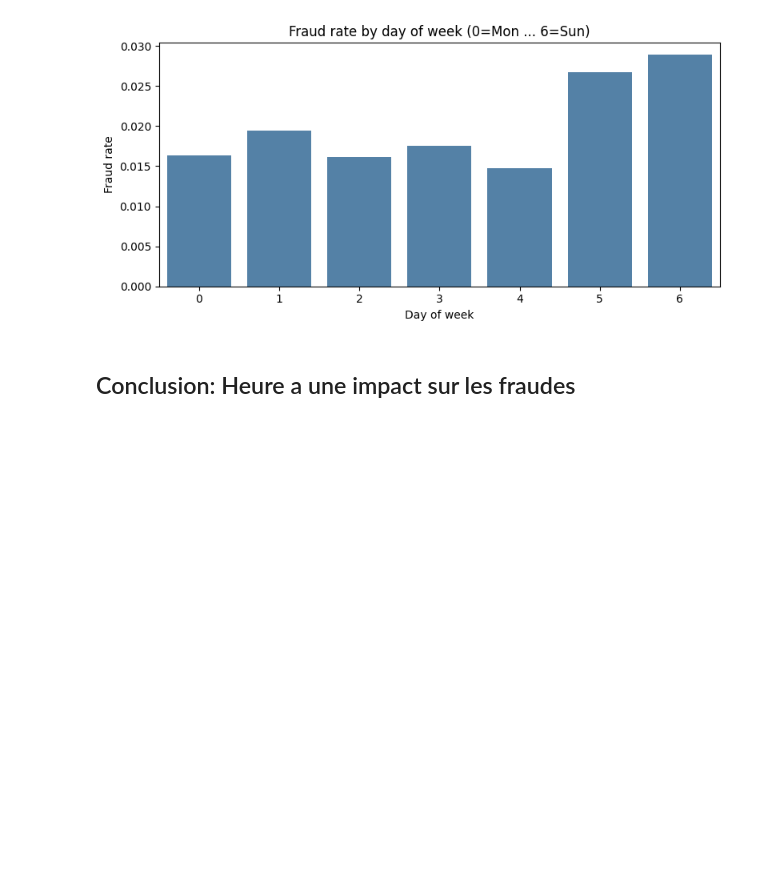
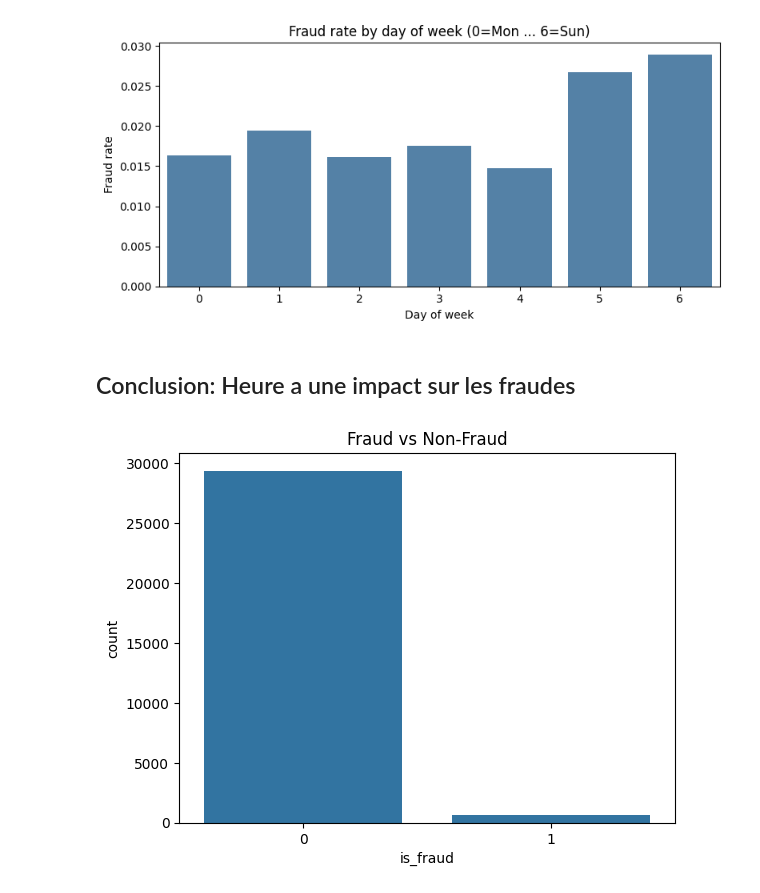
Before and after one commit to MathieuFan22/Mirada-Examen-ML-M2-ISPM, a Jupyter notebook: PoketraFinday-Mirada.ipynb, the cells around one changed output. Saved outputs shown, nothing was run; the diff lists cells and outputs as text; code cells hidden in the pictures; blank space fills up the shorter version.

```diff
--- a/PoketraFinday-Mirada.ipynb
+++ b/PoketraFinday-Mirada.ipynb
@@ -44,3 +68,9 @@ plt.show()
 [figure]
 # %% [markdown]
 ## Conclusion: Heure a une impact sur les fraudes
+# %%
+sns.countplot(x='is_fraud', data=train_data)
+plt.title("Fraud vs Non-Fraud")
+plt.show()
+# %% [output]
+[figure, added]
```
Also changed, not shown: parts of 5 cells of this notebook.
